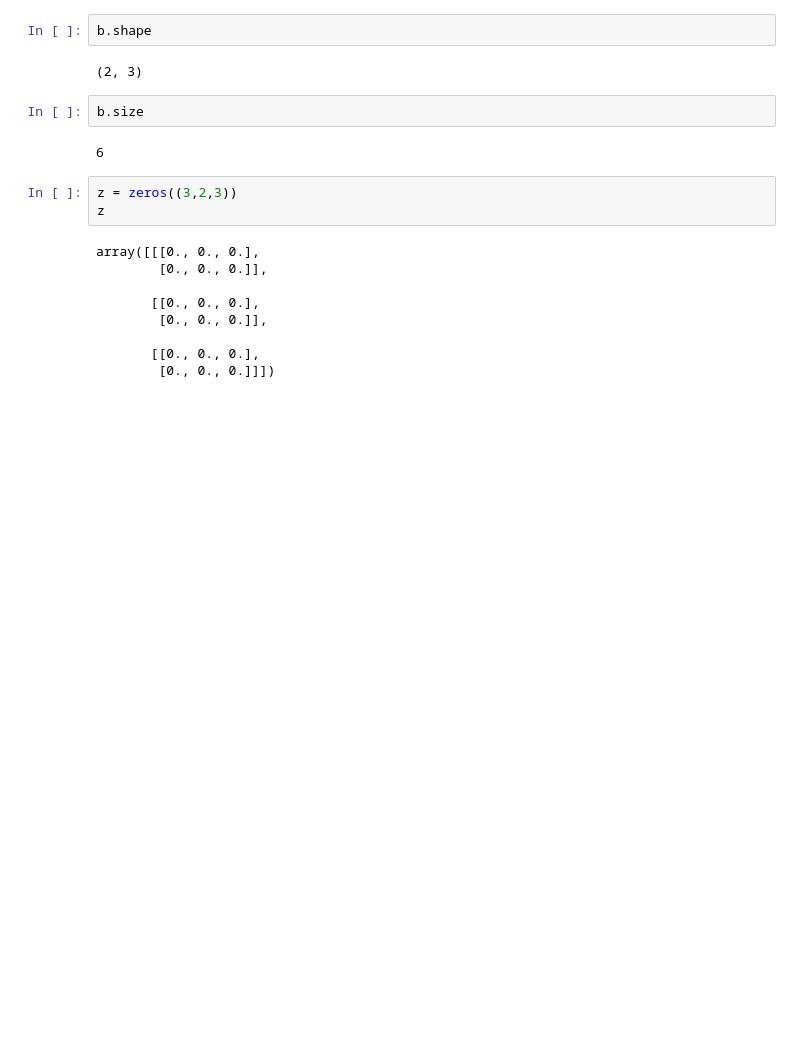
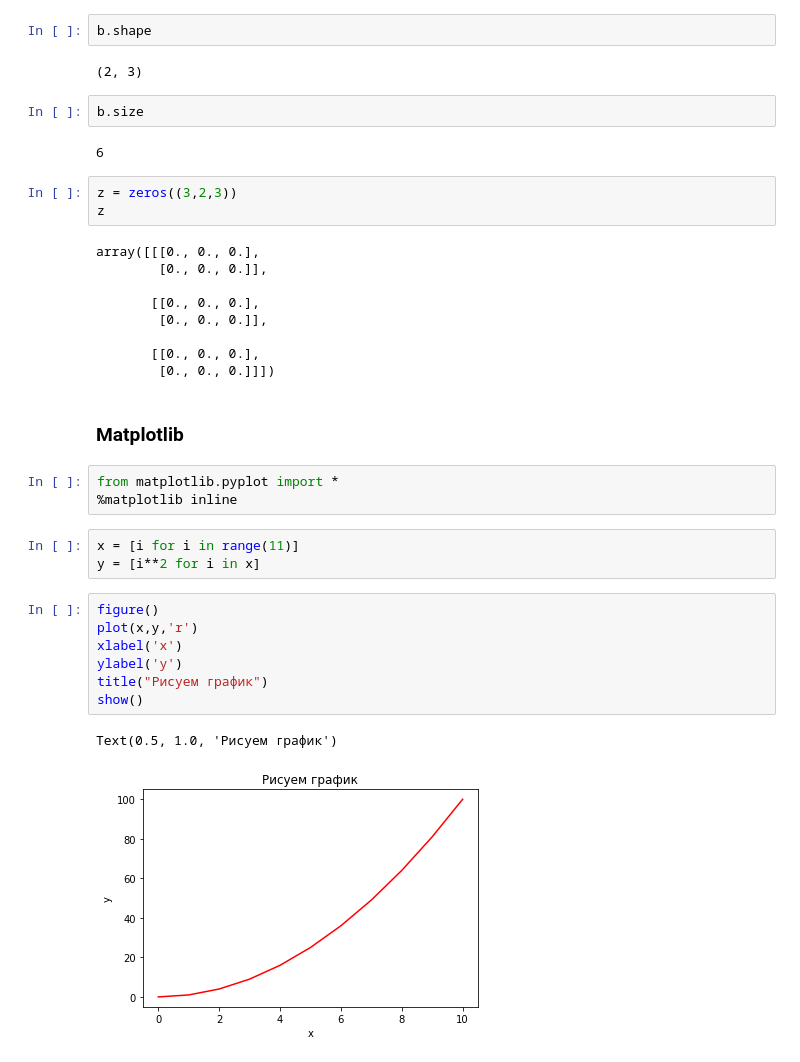
Before and after one commit to sonulen/Teaching_sandbox, a Jupyter notebook: Programming_on_python:_beginner/programming_on_py.ipynb, the cells around one changed output. Saved outputs shown, nothing was run; the diff lists cells and outputs as text; blank space fills up the shorter version.

```diff
--- a/Programming_on_python:_beginner/programming_on_py.ipynb
+++ b/Programming_on_python:_beginner/programming_on_py.ipynb
@@ -1330,3 +1330,21 @@ array([[[0., 0., 0.],
 
        [[0., 0., 0.],
         [0., 0., 0.]]])
+# %% [markdown]
+### Matplotlib
+# %%
+from matplotlib.pyplot import *
+%matplotlib inline
+# %%
+x = [i for i in range(11)]
+y = [i**2 for i in x]
+# %%
+figure()
+plot(x,y,'r')
+xlabel('x')
+ylabel('y')
+title("Рисуем график")
+show()
+# %% [output]
+Text(0.5, 1.0, 'Рисуем график')
+[figure, added]
```
Also changed, not shown: parts of 2 cells of this notebook.
